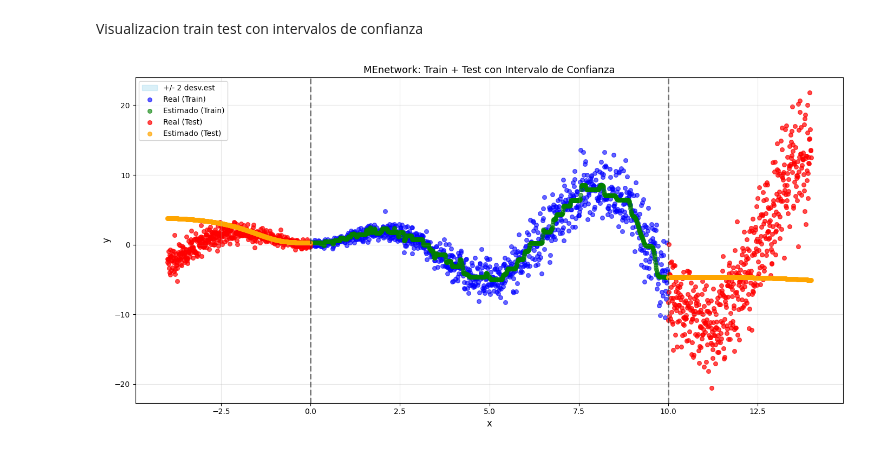
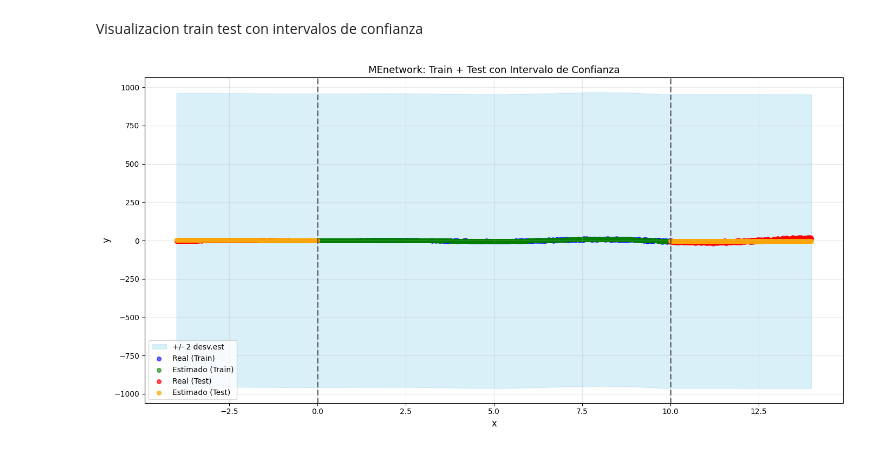
Before and after one commit to OttaVonBismarck/repo_disentaglement, a Jupyter notebook: codigopaper.ipynb, the cells around one changed output. Cells and saved outputs as stored; diff of their text form; code cells hidden in the pictures.

```diff
--- a/codigopaper.ipynb
+++ b/codigopaper.ipynb
@@ -378,16 +362,17 @@ class VENetwork(nn.Module):
         self.l2 = nn.Linear(hidden_size, hidden_size)
         self.tanh2 = nn.Tanh()
         self.l3 = nn.Linear(hidden_size, 5)
-        self.l_alpha  = nn.Linear(5, 1)
-        self.l_lambda = nn.Linear(5, 1)
+        self.tanh = nn.Tanh()
+        self.l4 = nn.Linear(5, 2) # para alpha y lambda
 
     def forward(self, x):
         h = self.tanh1(self.l1(x))
         h = self.tanh2(self.l2(h))
         h = self.tanh2(self.l3(h))
+        h = self.l4(h)
 
-        alpha = torch.abs(self.l_alpha(h)) + 1e-3
-        lam   = torch.abs(self.l_lambda(h)) + 1e-3
+        alpha = torch.abs(h[:,0]) + 1e-3
+        lam   = torch.abs(h[:,1]) + 1e-3
 
         return alpha, lam
 
@@ -395,9 +380,10 @@ class VENetwork(nn.Module):
 def gamma_nll_loss(r, alpha, lam):
 
     loss = (
-        alpha *( torch.log(lam)-torch.lgamma(alpha))) - ((alpha - 1) * torch.log(r + 1e-8))+ (lam/r)
+        alpha *( torch.log(lam)-torch.lgamma(alpha)) - ((alpha - 1) * torch.log(r + 1e-8))+ (lam/r))
 
     return loss.sum()
+
 
 
 model_var = VENetwork(hidden_size).to(device)
@@ -538,29 +524,33 @@ class MEnetwork(nn.Module):
 class VENetwork(nn.Module):
     def __init__(self, hidden_size):
         super(VENetwork, self).__init__()
+        self.l1 = nn.Linear(1, hidden_size)
+        self.tanh1 = nn.Tanh()
+        self.l2 = nn.Linear(hidden_size, hidden_size)
+        self.tanh2 = nn.Tanh()
+        self.l3 = nn.Linear(hidden_size, 5)
+        self.tanh = nn.Tanh()
+        self.l4 = nn.Linear(5, 2) # para alpha y lambda
 
-        self.l1 = nn.Linear(1, hidden_size)
-        self.act1 = nn.Tanh()
-        self.l2 = nn.Linear(hidden_size, hidden_size)
-        self.act2 = nn.Tanh()
-        self.l3 = nn.Linear(hidden_size, 5)
-        self.act3 = nn.Tanh()
+    def forward(self, x):
+        h = self.tanh1(self.l1(x))
+        h = self.tanh2(self.l2(h))
+        h = self.tanh2(self.l3(h))
+        h = self.l4(h)
 
-        self.l_alpha = nn.Linear(5, 1)
-        self.l_lambda = nn.Linear(5, 1)
-
-        self.softplus = nn.Softplus()
-
-    def forward(self, r):
-
-        h = self.act1(self.l1(r))
-        h = self.act2(self.l2(h))
-        h = self.act3(self.l3(h))
-
-        alpha = self.softplus(self.l_alpha(h)) + 1e-6
-        lam   = self.softplus(self.l_lambda(h)) + 1e-6
+        alpha = torch.abs(h[:,0]) + 1e-3
+        lam   = torch.abs(h[:,1]) + 1e-3
 
         return alpha, lam
+
+
+def gamma_nll_loss(r, alpha, lam):
+
+    loss = (
+        alpha *( torch.log(lam)-torch.lgamma(alpha)) - ((alpha - 1) * torch.log(r + 1e-8))+ (lam/r))
+
+    return loss.sum()
+
 
 device = torch.device('cuda' if torch.cuda.is_available() else 'cpu')
 hidden_size = 256
@@ -620,31 +610,31 @@ ax.fill_between(x_combined,
 
 # Graficar datos reales de train
 ax.scatter(x_train_vals, y_train_real,
           label='Real (Train)', alpha=0.6, s=30, color='blue')
 
 # Graficar estimados de train
 ax.scatter(x_train_vals, y_train_pred,
           label='Estimado (Train)', alpha=0.6, s=30, color='green')
 
 # Graficar datos reales de test
 ax.scatter(x_test_vals, y_test_real,
           label='Real (Test)', alpha=0.7, s=30, color='red')
 
 # Graficar estimados de test
 ax.scatter(x_test_vals, y_test_pred,
           label='Estimado (Test)', alpha=0.7, s=30, color='orange')
 
 # Lineas verticales delimitando regiones
 ax.axvline(x=0, color='black', linestyle='--', alpha=0.5, linewidth=2)
 ax.axvline(x=10, color='black', linestyle='--', alpha=0.5, linewidth=2)
 
 ax.set_xlabel('x', fontsize=12)
 ax.set_ylabel('y', fontsize=12)
 ax.set_title('MEnetwork: Train + Test con Intervalo de Confianza', fontsize=13)
 ax.legend(loc='best', fontsize=10)
 ax.grid(True, alpha=0.3)
 
 plt.tight_layout()
 plt.show()
 # %% [output]
-[figure, old version]
+[figure, new version]
```
Also changed, not shown: parts of 2 cells of this notebook, 3 other files.
